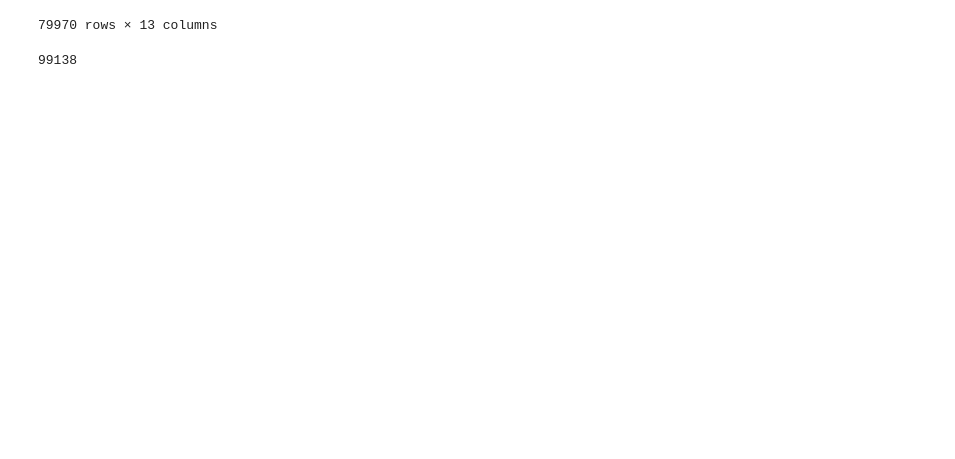
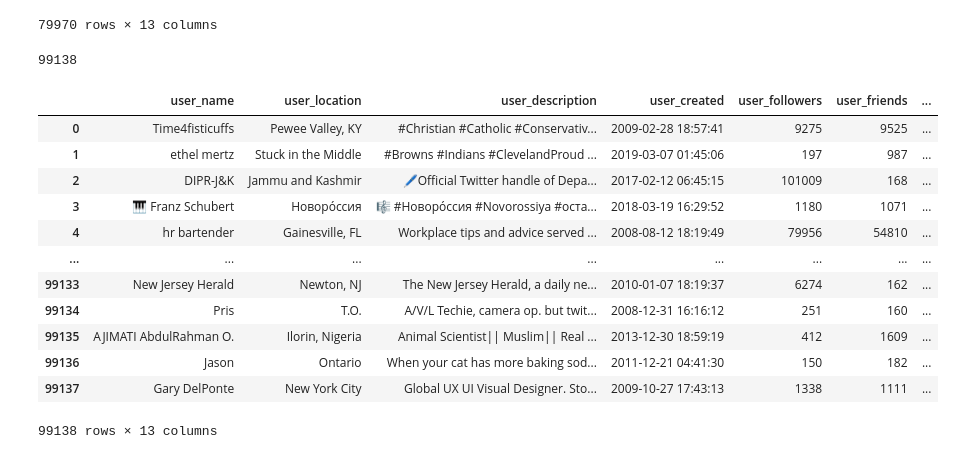
Before and after one commit to clauloro/COVID, a Jupyter notebook: covis.ipynb, the cells around one changed output. Drawn from its saved outputs; the diff is of its cells as text; code cells hidden in the pictures; blank space fills up the shorter version.

```diff
--- a/covis.ipynb
+++ b/covis.ipynb
@@ -128,3 +128,20 @@ df.drop(df.dropna().index)
 df.shape[0] - 79970
 # %% [output]
 99138
+# %%
+df_filt = df.dropna().reset_index(drop=True)
+df_filt
+# %% [output]
+|  | user_name | user_location | user_description | user_created | user_followers | user_friends | ... |
+| 0 | Time4fisticuffs | Pewee Valley, KY | #Christian #Catholic #Conservativ... | 2009-02-28 18:57:41 | 9275 | 9525 | ... |
+| 1 | ethel mertz | Stuck in the Middle | #Browns #Indians #ClevelandProud ... | 2019-03-07 01:45:06 | 197 | 987 | ... |
+| 2 | DIPR-J&K | Jammu and Kashmir | 🖊️Official Twitter handle of Depa... | 2017-02-12 06:45:15 | 101009 | 168 | ... |
+| 3 | 🎹 Franz Schubert | Новоро́ссия | 🎼 #Новоро́ссия #Novorossiya #оста... | 2018-03-19 16:29:52 | 1180 | 1071 | ... |
+| 4 | hr bartender | Gainesville, FL | Workplace tips and advice served ... | 2008-08-12 18:19:49 | 79956 | 54810 | ... |
+| ... | ... | ... | ... | ... | ... | ... | ... |
+| 99133 | New Jersey Herald | Newton, NJ | The New Jersey Herald, a daily ne... | 2010-01-07 18:19:37 | 6274 | 162 | ... |
+| 99134 | Pris | T.O. | A/V/L Techie, camera op. but twit... | 2008-12-31 16:16:12 | 251 | 160 | ... |
+| 99135 | AJIMATI AbdulRahman O. | Ilorin, Nigeria | Animal Scientist|| Muslim|| Real ... | 2013-12-30 18:59:19 | 412 | 1609 | ... |
+| 99136 | Jason | Ontario | When your cat has more baking sod... | 2011-12-21 04:41:30 | 150 | 182 | ... |
+| 99137 | Gary DelPonte | New York City | Global UX UI Visual Designer. Sto... | 2009-10-27 17:43:13 | 1338 | 1111 | ... |
+99138 rows × 13 columns
```
Also changed, not shown: parts of 9 cells of this notebook.
